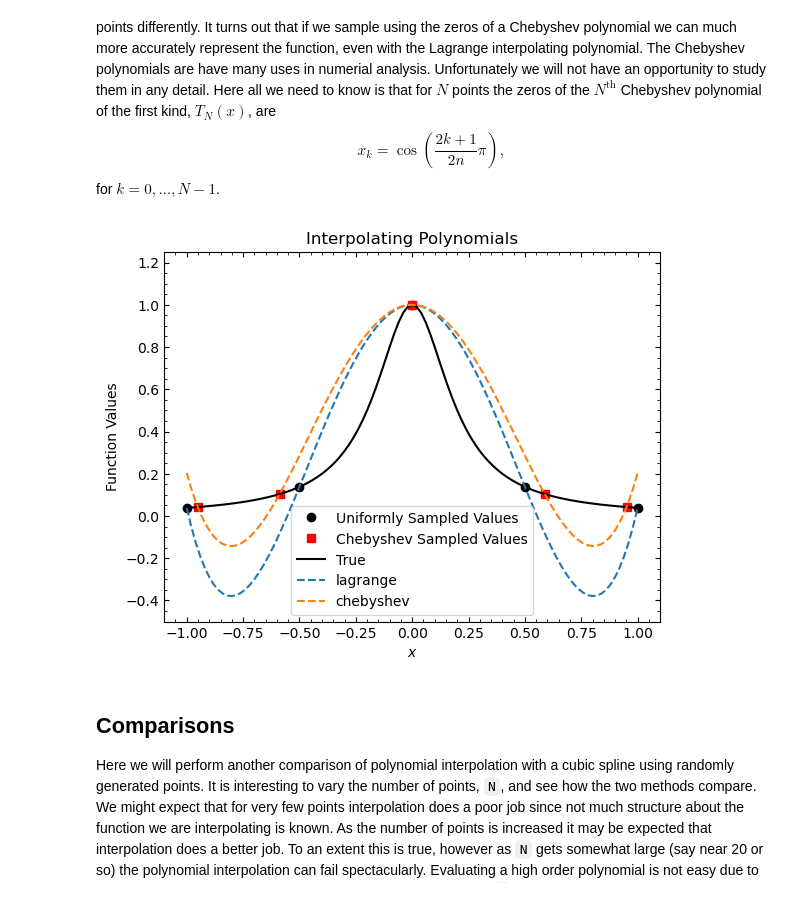
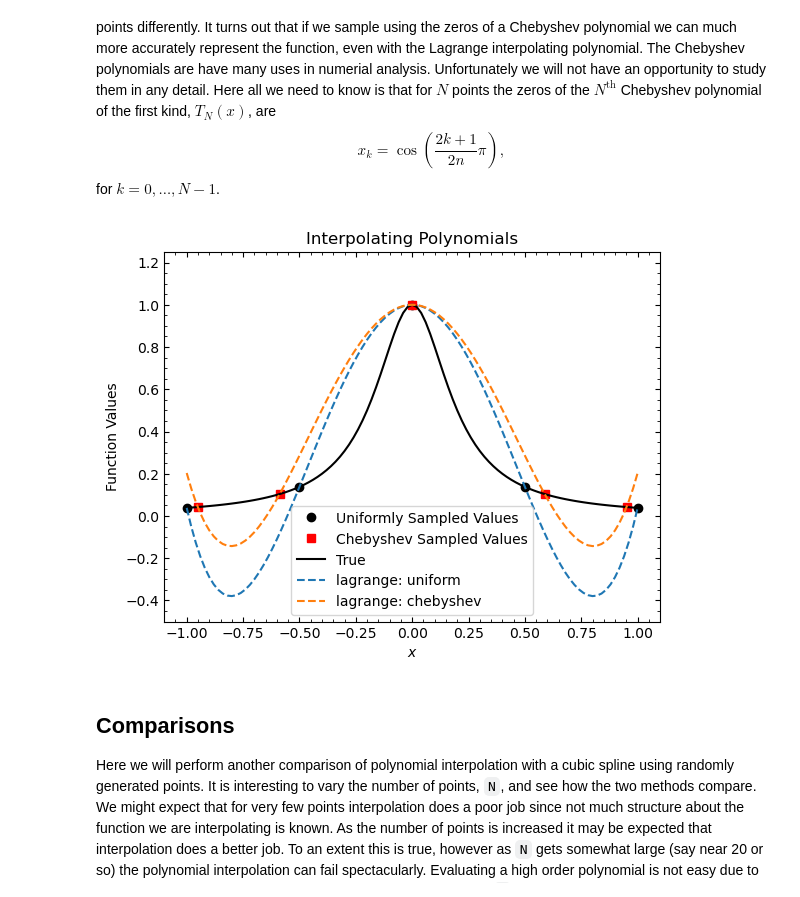
Before and after one commit to cwru-phys-250/p250-spring-2025, a Jupyter notebook: examples/Interpolation.ipynb, the cells around one changed output. Cells and saved outputs as stored; diff of their text form; code cells hidden in the pictures.

Commit message:
Final updates to interpolation example.

```diff
--- a/examples/Interpolation.ipynb
+++ b/examples/Interpolation.ipynb
@@ -160,28 +153,28 @@ for $k = 0, \ldots, N-1$.
 # %%
 N = 5
 xarr = np.linspace(-1, 1, N)
 yarr = witch_of_agnesi(xarr)
 xCheb = np.cos((2*np.arange(N) + 1) * np.pi / (2 * N))
 yCheb = witch_of_agnesi(xCheb)
 xfine = np.linspace(-1, 1, 101)
 
 fig = plt.figure()
 ax = fig.add_subplot(111)
 ax.plot(xarr, yarr, 'ko', label='Uniformly Sampled Values')
 ax.plot(xCheb, yCheb, 'rs', label='Chebyshev Sampled Values')
 ax.plot(xfine, witch_of_agnesi(xfine), 'k-', label='True')
 
 ax.set_ylim(-0.5, 1.25)
 interp_uniform = interp.lagrange(xarr, yarr)
 interp_Cheb = interp.lagrange(xCheb, yCheb)
-ax.plot(xfine, interp_uniform(xfine), '--', label='lagrange')
-ax.plot(xfine, interp_Cheb(xfine), '--', label='chebyshev')
+ax.plot(xfine, interp_uniform(xfine), '--', label='lagrange: uniform')
+ax.plot(xfine, interp_Cheb(xfine), '--', label='lagrange: chebyshev')
 ax.legend()
 ax.set_xlabel('$x$')
 ax.set_ylabel('Function Values')
 ax.set_title('Interpolating Polynomials');
 # %% [output]
-[figure, old version]
+[figure, new version]
 # %% [markdown]
 ## Comparisons
 
```
Also changed, not shown: parts of 8 cells of this notebook.
